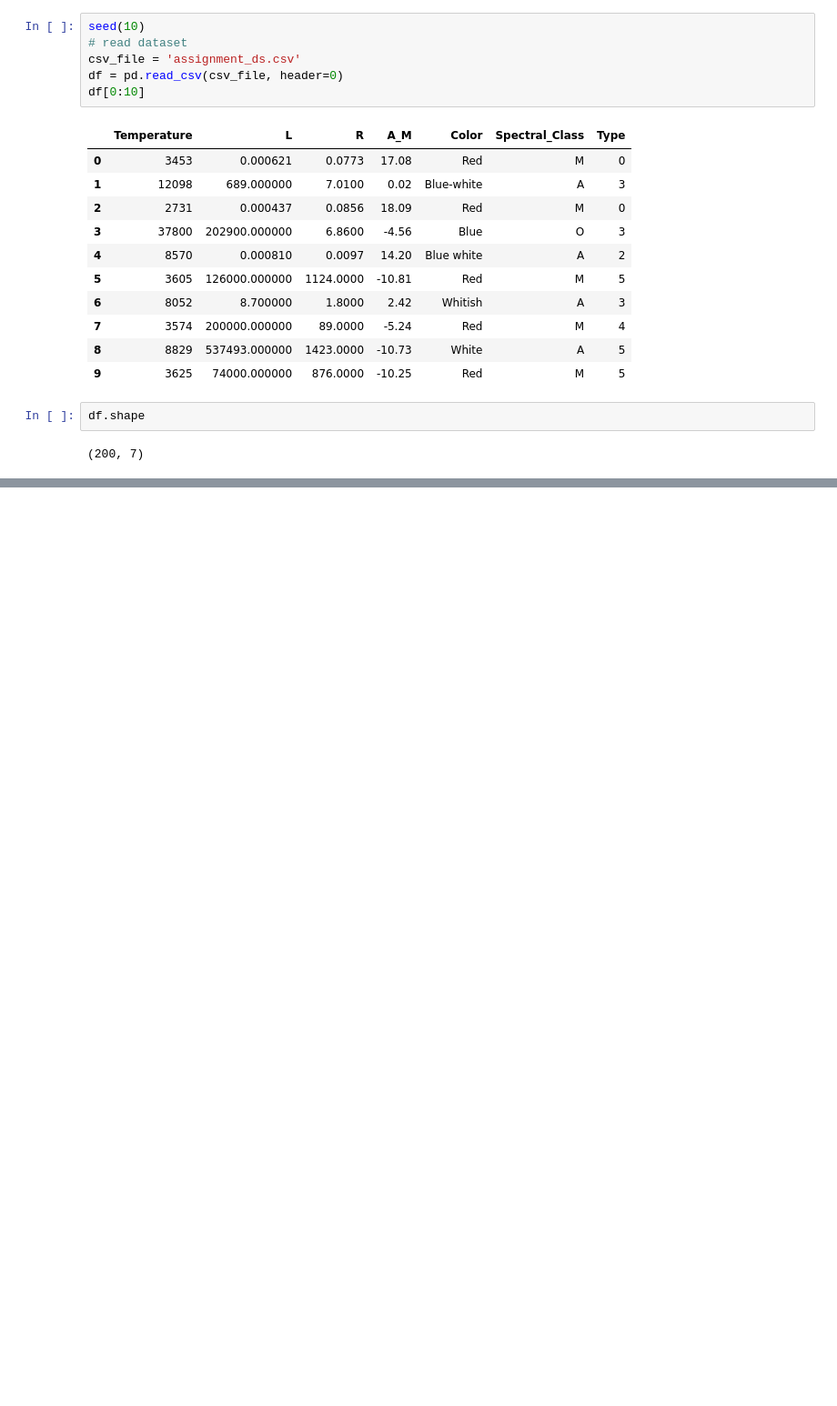
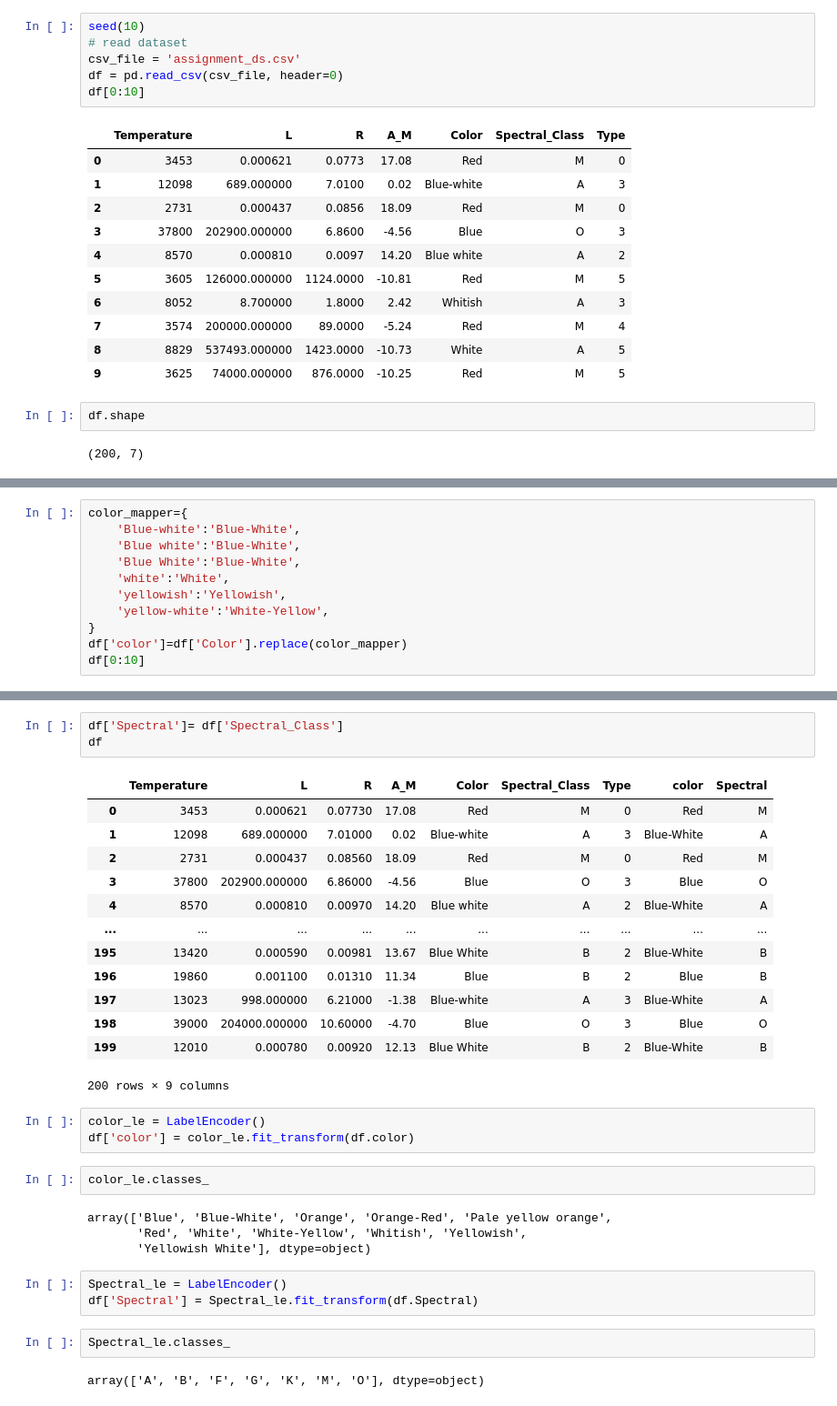
Before and after one commit to juslan/Practica_7, a Jupyter notebook: star-classification.ipynb, the cells around one changed output, grey strips where cells are left out. Shown: that part at 91% size. Saved outputs shown, nothing was run; the diff lists cells and outputs as text; blank space fills up the shorter version.

```diff
--- a/star-classification.ipynb
+++ b/star-classification.ipynb
@@ -48,0 +53,11 @@ KeyError: "None of [Int64Index([6], dtype='int64')] are in the [columns]"
+# %%
+color_mapper={
+    'Blue-white':'Blue-White',
+    'Blue white':'Blue-White',
+    'Blue White':'Blue-White',
+    'white':'White',
+    'yellowish':'Yellowish',
+    'yellow-white':'White-Yellow',
+}
+df['color']=df['Color'].replace(color_mapper)
+df[0:10]
@@ -48,0 +93,33 @@ KeyError: "None of [Int64Index([6], dtype='int64')] are in the [columns]"
+# %%
+df['Spectral']= df['Spectral_Class']
+df
+# %% [output]
+|  | Temperature | L | R | A_M | Color | Spectral_Class | Type | color | Spectral |
+| 0 | 3453 | 0.000621 | 0.07730 | 17.08 | Red | M | 0 | Red | M |
+| 1 | 12098 | 689.000000 | 7.01000 | 0.02 | Blue-white | A | 3 | Blue-White | A |
+| 2 | 2731 | 0.000437 | 0.08560 | 18.09 | Red | M | 0 | Red | M |
+| 3 | 37800 | 202900.000000 | 6.86000 | -4.56 | Blue | O | 3 | Blue | O |
+| 4 | 8570 | 0.000810 | 0.00970 | 14.20 | Blue white | A | 2 | Blue-White | A |
+| ... | ... | ... | ... | ... | ... | ... | ... | ... | ... |
+| 195 | 13420 | 0.000590 | 0.00981 | 13.67 | Blue White | B | 2 | Blue-White | B |
+| 196 | 19860 | 0.001100 | 0.01310 | 11.34 | Blue | B | 2 | Blue | B |
+| 197 | 13023 | 998.000000 | 6.21000 | -1.38 | Blue-white | A | 3 | Blue-White | A |
+| 198 | 39000 | 204000.000000 | 10.60000 | -4.70 | Blue | O | 3 | Blue | O |
+| 199 | 12010 | 0.000780 | 0.00920 | 12.13 | Blue White | B | 2 | Blue-White | B |
+200 rows × 9 columns
+# %%
+color_le = LabelEncoder()
+df['color'] = color_le.fit_transform(df.color)
+# %%
+color_le.classes_
+# %% [output]
+array(['Blue', 'Blue-White', 'Orange', 'Orange-Red', 'Pale yellow orange',
+       'Red', 'White', 'White-Yellow', 'Whitish', 'Yellowish',
+       'Yellowish White'], dtype=object)
+# %%
+Spectral_le = LabelEncoder()
+df['Spectral'] = Spectral_le.fit_transform(df.Spectral)
+# %%
+Spectral_le.classes_
+# %% [output]
+array(['A', 'B', 'F', 'G', 'K', 'M', 'O'], dtype=object)
```
Also changed, not shown: parts of 50 cells of this notebook, 1 other file.
